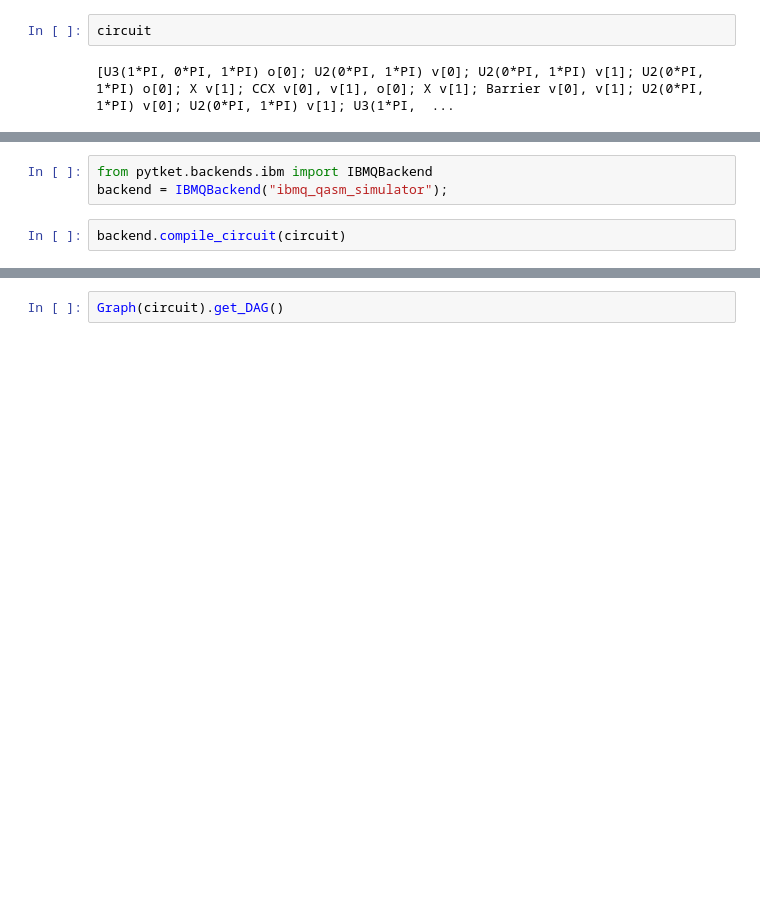
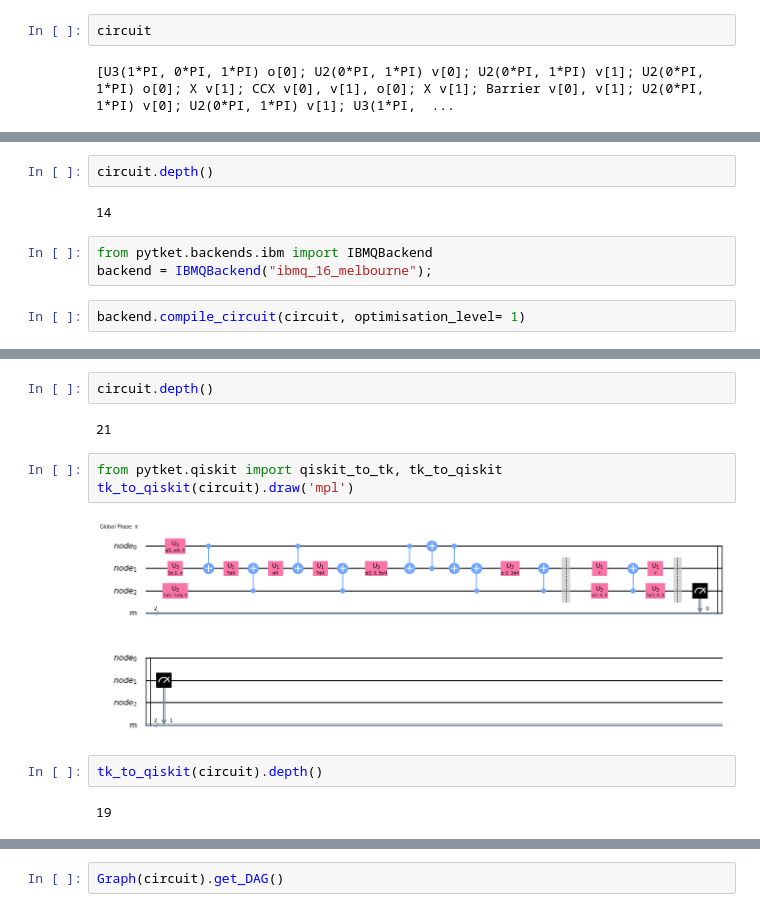
Before and after one commit to UST-QuAntiL/pytket-service, a Jupyter notebook: Tket Example.ipynb, the cells around one changed output, grey strips where cells are left out. Cells and saved outputs as stored; diff of their text form; blank space fills up the shorter version.

```diff
--- a/Tket Example.ipynb
+++ b/Tket Example.ipynb
@@ -29,12 +47,29 @@ from pytket.utils import Graph
 Graph(circuit).get_DAG()
 # %% [output]
 [drawing not drawn]
+# %%
+circuit.depth()
+# %% [output]
+14
 # %%
 from pytket.backends.ibm import IBMQBackend
-backend = IBMQBackend("ibmq_qasm_simulator");
+backend = IBMQBackend("ibmq_16_melbourne");
 # %%
-backend.compile_circuit(circuit)
+backend.compile_circuit(circuit, optimisation_level= 1)
 # %%
 Graph(circuit).get_DAG()
 # %% [output]
 [drawing not drawn]
+# %%
+circuit.depth()
+# %% [output]
+21
+# %%
+from pytket.qiskit import qiskit_to_tk, tk_to_qiskit
+tk_to_qiskit(circuit).draw('mpl')
+# %% [output]
+[figure, added]
+# %%
+tk_to_qiskit(circuit).depth()
+# %% [output]
+19
```
Also changed, not shown: parts of 14 cells of this notebook, 2 other files.
